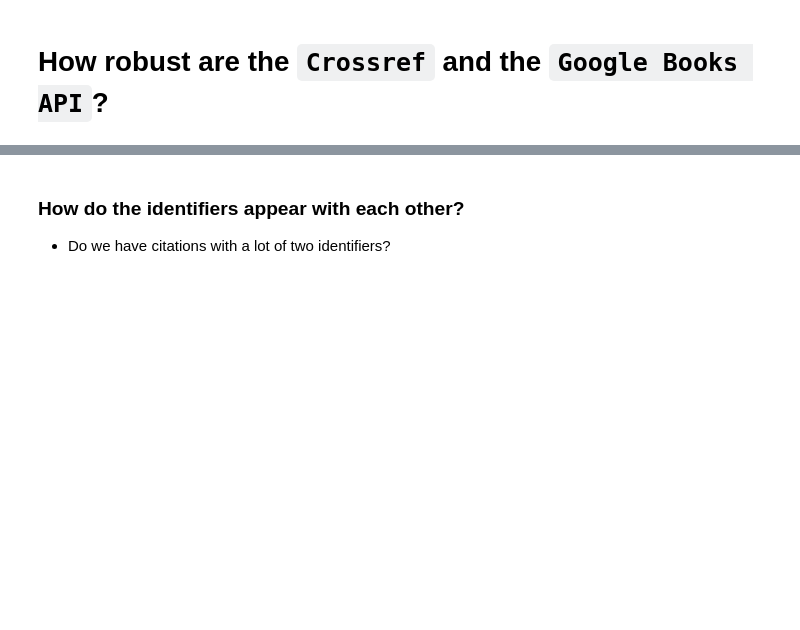
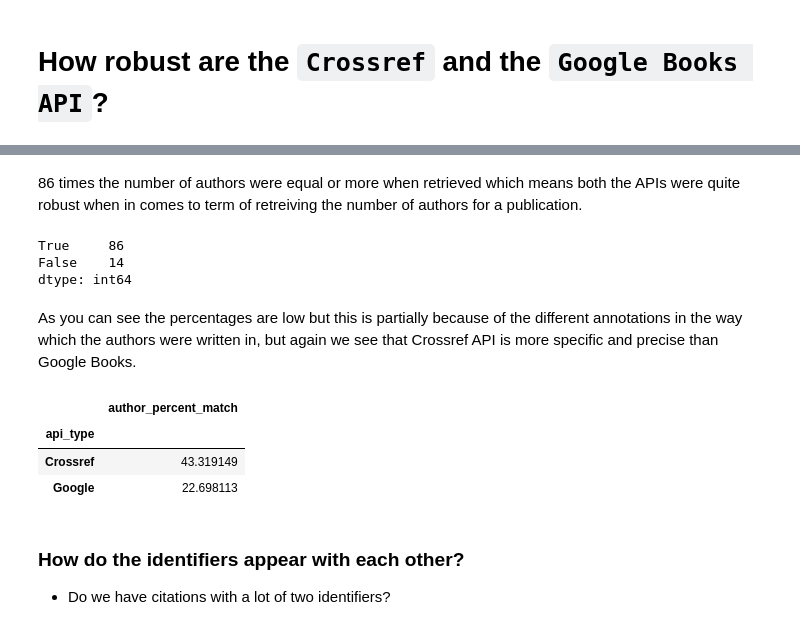
Before and after one commit to Harshdeep1996/cite-classifications-wiki, a Jupyter notebook: Sanity_Check_Citations.ipynb, the cells around one changed output, grey strips where cells are left out. Cells and saved outputs as stored; diff of their text form; code cells hidden in the pictures; blank space fills up the shorter version.

```diff
--- a/Sanity_Check_Citations.ipynb
+++ b/Sanity_Check_Citations.ipynb
@@ -265,3 +323,29 @@ citation_with_isbn_or_doi.head()
+# %%
+citation_temp_authors = citation_with_isbn_or_doi[['authors', 'retrieved_author', 'api_type']]
+
+# Get the length of the number of author and the length of the number of retrieved authors
+citation_temp_authors['len_authors'], citation_temp_authors['joined_authors'] = zip(*citation_temp_authors.apply(preprocess_authors, axis=1))
+citation_temp_authors['len_retrieved_author'] = citation_temp_authors['retrieved_author'].apply(lambda x: len(x))
+citation_temp_authors['retrieved_author'] = citation_temp_authors['retrieved_author'].apply(lambda x: ', '.join(x))
+# %% [markdown]
+86 times the number of authors were equal or more when retrieved which means both the APIs were quite robust when in comes to term of retreiving the number of authors for a publication.
+# %%
+(citation_temp_authors['len_authors'] <= citation_temp_authors['len_retrieved_author']).value_counts()
+# %% [output]
+True     86
+False    14
+dtype: int64
+# %% [markdown]
+As you can see the percentages are low but this is partially because of the different annotations in the way which the authors were written in, but again we see that Crossref API is more specific and precise than Google Books.
+# %%
+citation_temp_authors['author_percent_match'] = citation_temp_authors.apply(
+    get_ratio, args=('joined_authors', 'retrieved_author'), axis=1)
+citation_temp_authors[['api_type', 'author_percent_match']].groupby('api_type').mean()
+# %% [output]
+|  | author_percent_match |
+| api_type |  |
+| Crossref | 43.319149 |
+| Google | 22.698113 |
 # %% [markdown]
 ### How do the identifiers appear with each other?
 
```
Also changed, not shown: parts of 17 cells of this notebook, 1 other file.
